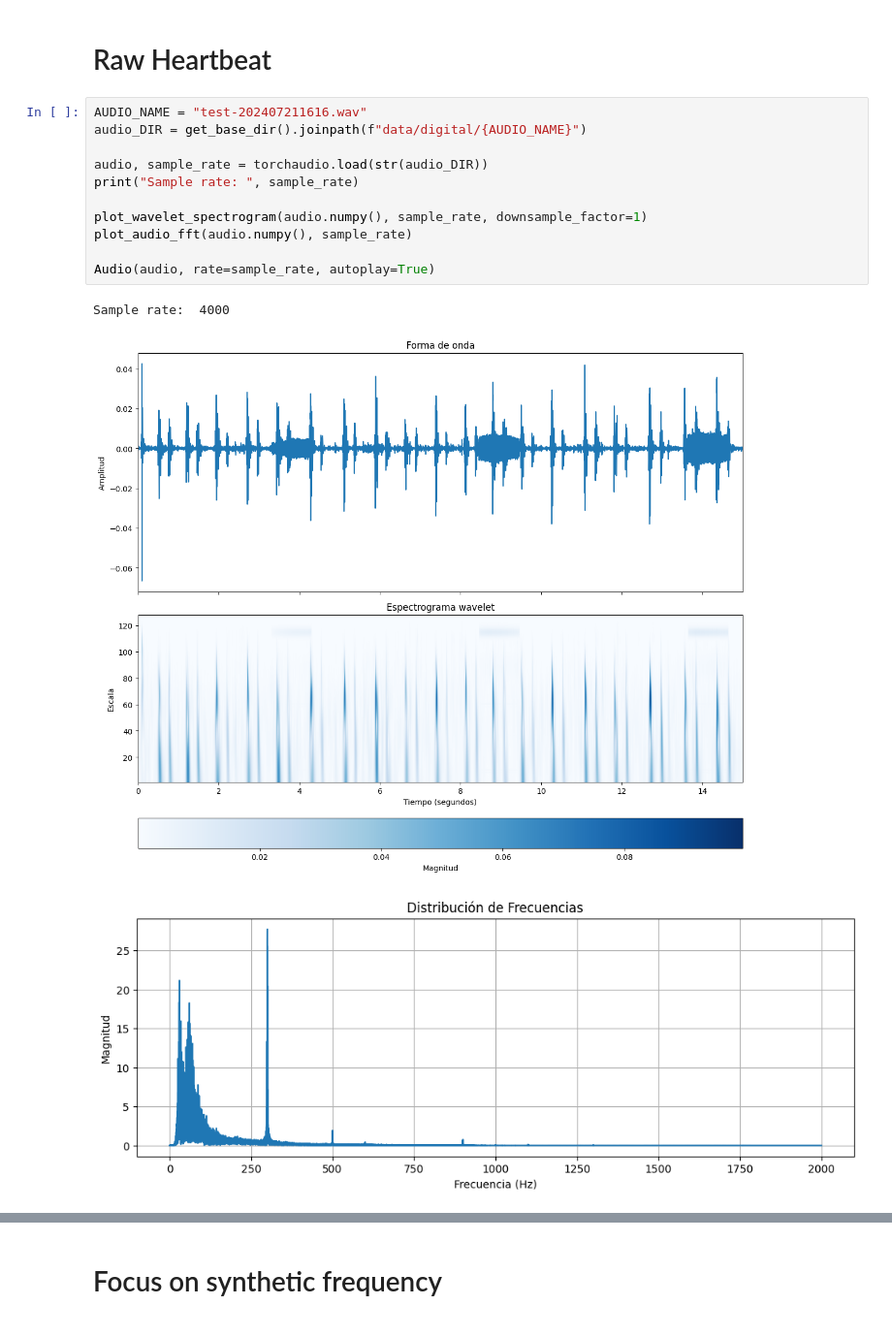
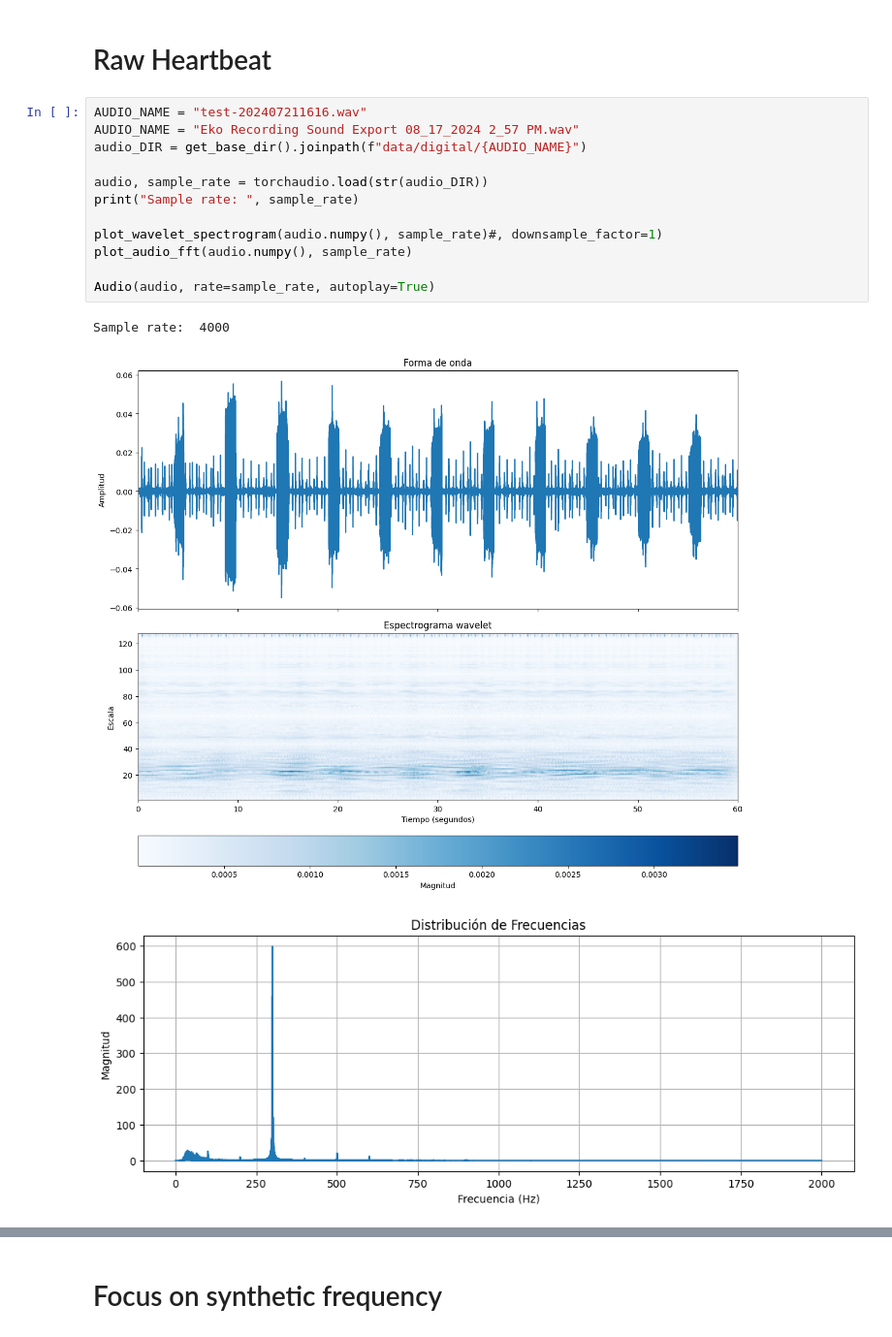
Before and after one commit to Afroefras/coratech, a Jupyter notebook: notebooks/trigger_notification_digital.ipynb, the cells around one changed output, grey strips where cells are left out. Shown at 97% size. Cells and saved outputs as stored; diff of their text form.

```diff
--- a/notebooks/trigger_notification_digital.ipynb
+++ b/notebooks/trigger_notification_digital.ipynb
@@ -14,19 +14,20 @@ from helpers.transform import TrimAfterTrigger, apply_bandpass_filter, min_max_s
 # Raw Heartbeat
 # %%
 AUDIO_NAME = "test-202407211616.wav"
+AUDIO_NAME = "Eko Recording Sound Export 08_17_2024 2_57 PM.wav"
 audio_DIR = get_base_dir().joinpath(f"data/digital/{AUDIO_NAME}")
 
 audio, sample_rate = torchaudio.load(str(audio_DIR))
 print("Sample rate: ", sample_rate)
 
-plot_wavelet_spectrogram(audio.numpy(), sample_rate, downsample_factor=1)
+plot_wavelet_spectrogram(audio.numpy(), sample_rate)#, downsample_factor=1)
 plot_audio_fft(audio.numpy(), sample_rate)
 
 Audio(audio, rate=sample_rate, autoplay=True)
 # %% [output]
 Sample rate:  4000
-[figure, old version]
+[figure, new version]
-[figure, old version]
+[figure, new version]
 [interactive output not drawn]
 # %% [markdown]
 # Focus on synthetic frequency
```
Also changed, not shown: parts of 12 cells of this notebook, 2 other files.
